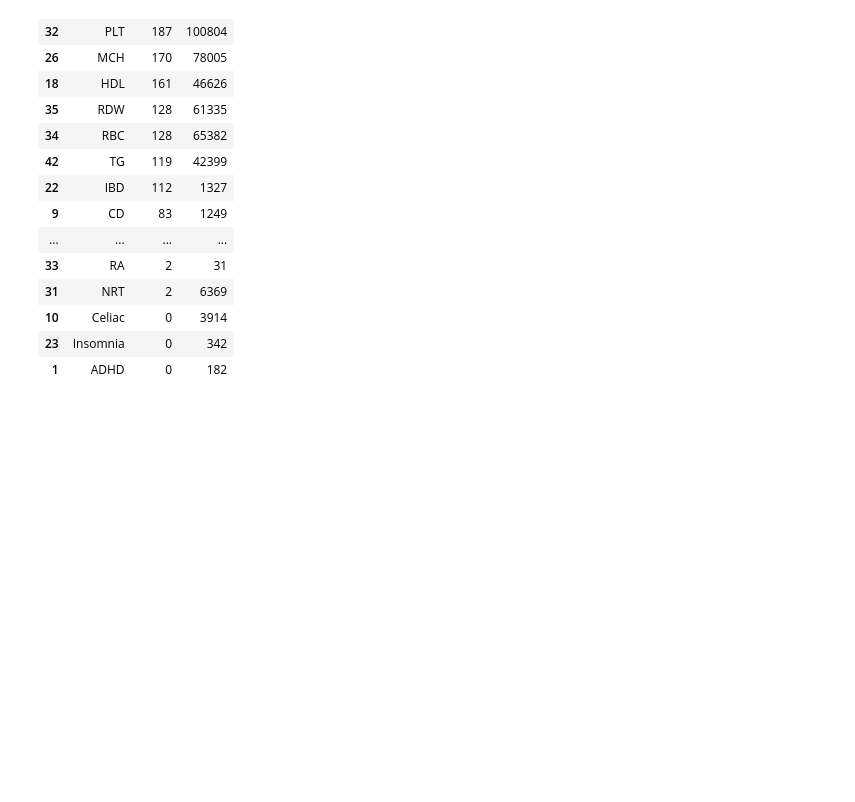
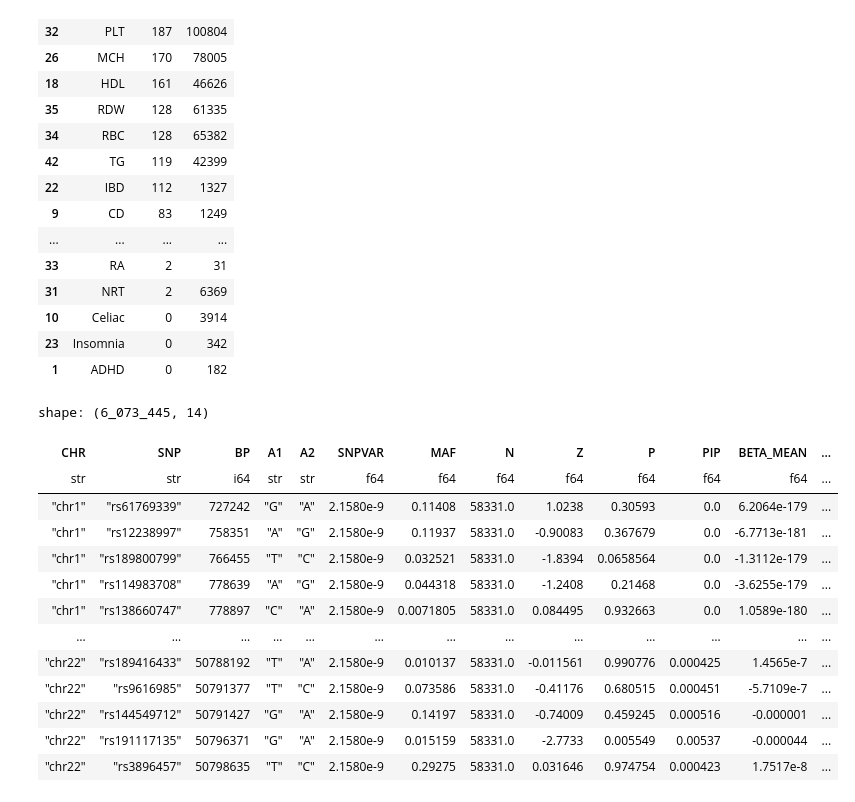
Before and after one commit to minjaf/TraitGym, a Jupyter notebook: workflow/notebooks/gwas_gokcen.ipynb, the cells around one changed output. Saved outputs shown, nothing was run; the diff lists cells and outputs as text; code cells hidden in the pictures; blank space fills up the shorter version.

```diff
--- a/workflow/notebooks/gwas_gokcen.ipynb
+++ b/workflow/notebooks/gwas_gokcen.ipynb
@@ -97,3 +97,21 @@ res
 | 10 | Celiac | 0 | 3914 |
 | 23 | Insomnia | 0 | 342 |
 | 1 | ADHD | 0 | 182 |
+# %%
+df = pl.read_csv("../../results/gwas_gokcen/raw/IBD-deLange2017.susie.gwfinemap.b38.gz", separator="\t")
+df
+# %% [output]
+shape: (6_073_445, 14)
+| CHR | SNP | BP | A1 | A2 | SNPVAR | MAF | N | Z | P | PIP | BETA_MEAN | ... |
+| str | str | i64 | str | str | f64 | f64 | f64 | f64 | f64 | f64 | f64 | ... |
+| "chr1" | "rs61769339" | 727242 | "G" | "A" | 2.1580e-9 | 0.11408 | 58331.0 | 1.0238 | 0.30593 | 0.0 | 6.2064e-179 | ... |
+| "chr1" | "rs12238997" | 758351 | "A" | "G" | 2.1580e-9 | 0.11937 | 58331.0 | -0.90083 | 0.367679 | 0.0 | -6.7713e-181 | ... |
+| "chr1" | "rs189800799" | 766455 | "T" | "C" | 2.1580e-9 | 0.032521 | 58331.0 | -1.8394 | 0.0658564 | 0.0 | -1.3112e-179 | ... |
+| "chr1" | "rs114983708" | 778639 | "A" | "G" | 2.1580e-9 | 0.044318 | 58331.0 | -1.2408 | 0.21468 | 0.0 | -3.6255e-179 | ... |
+| "chr1" | "rs138660747" | 778897 | "C" | "A" | 2.1580e-9 | 0.0071805 | 58331.0 | 0.084495 | 0.932663 | 0.0 | 1.0589e-180 | ... |
+| … | … | … | … | … | … | … | … | … | … | … | … | ... |
+| "chr22" | "rs189416433" | 50788192 | "T" | "A" | 2.1580e-9 | 0.010137 | 58331.0 | -0.011561 | 0.990776 | 0.000425 | 1.4565e-7 | ... |
+| "chr22" | "rs9616985" | 50791377 | "T" | "C" | 2.1580e-9 | 0.073586 | 58331.0 | -0.41176 | 0.680515 | 0.000451 | -5.7109e-7 | ... |
+| "chr22" | "rs144549712" | 50791427 | "G" | "A" | 2.1580e-9 | 0.14197 | 58331.0 | -0.74009 | 0.459245 | 0.000516 | -0.000001 | ... |
+| "chr22" | "rs191117135" | 50796371 | "G" | "A" | 2.1580e-9 | 0.015159 | 58331.0 | -2.7733 | 0.005549 | 0.00537 | -0.000044 | ... |
+| "chr22" | "rs3896457" | 50798635 | "T" | "C" | 2.1580e-9 | 0.29275 | 58331.0 | 0.031646 | 0.974754 | 0.000423 | 1.7517e-8 | ... |
```
Also changed, not shown: parts of 3 cells of this notebook, 7 other files.
